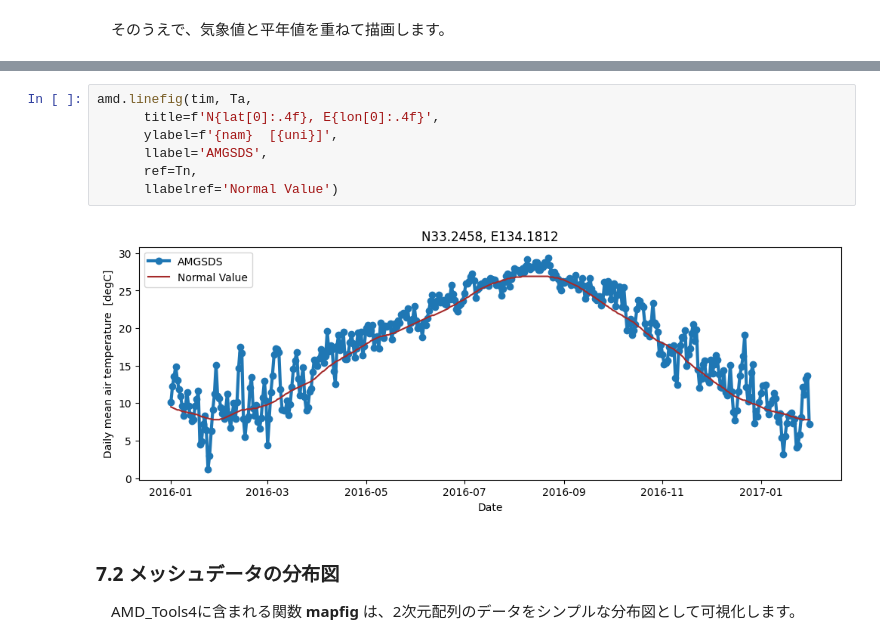
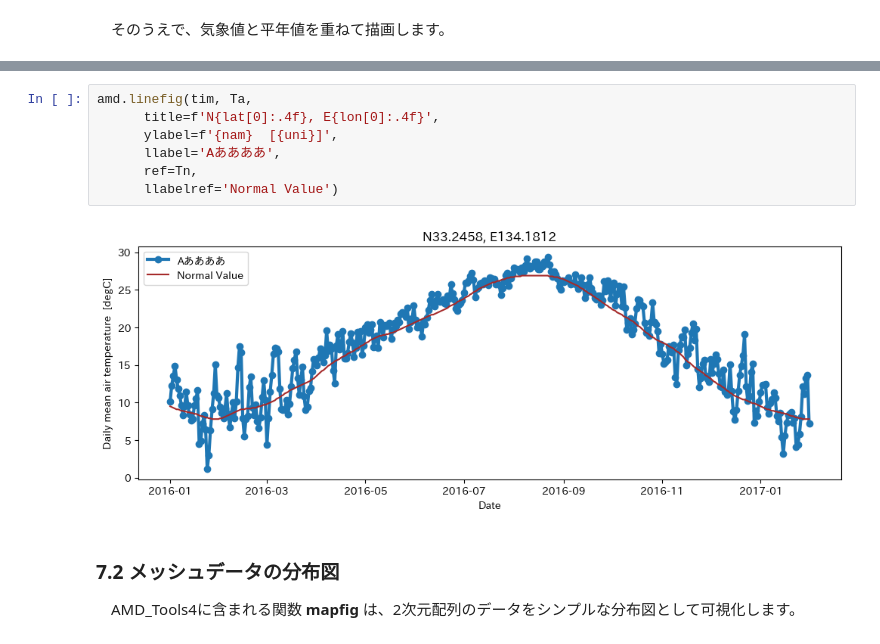
Before and after one commit to 1900690/Agro-Meteorological-Grid-Square-Data, a Jupyter notebook: 1kmメッシュ気象情報.ipynb, the cells around one changed output, grey strips where cells are left out. Drawn from its saved outputs; the diff is of its cells as text.

```diff
--- a/1kmメッシュ気象情報.ipynb
+++ b/1kmメッシュ気象情報.ipynb
@@ -386,12 +408,12 @@ Cli_TMP_mea (397, 1, 1) Tile
 # %%
 amd.linefig(tim, Ta,
       title=f'N{lat[0]:.4f}, E{lon[0]:.4f}',
       ylabel=f'{nam}  [{uni}]',
-      llabel='AMGSDS',
+      llabel='Aああああ',
       ref=Tn,
       llabelref='Normal Value')
 # %% [output]
-[figure, old version]
+[figure, new version]
 # %% [markdown]
 ### 7.2 メッシュデータの分布図
 　AMD_Tools4に含まれる関数 **mapfig** は、2次元配列のデータをシンプルな分布図として可視化します。
```
Also changed, not shown: parts of 1 cell of this notebook.
